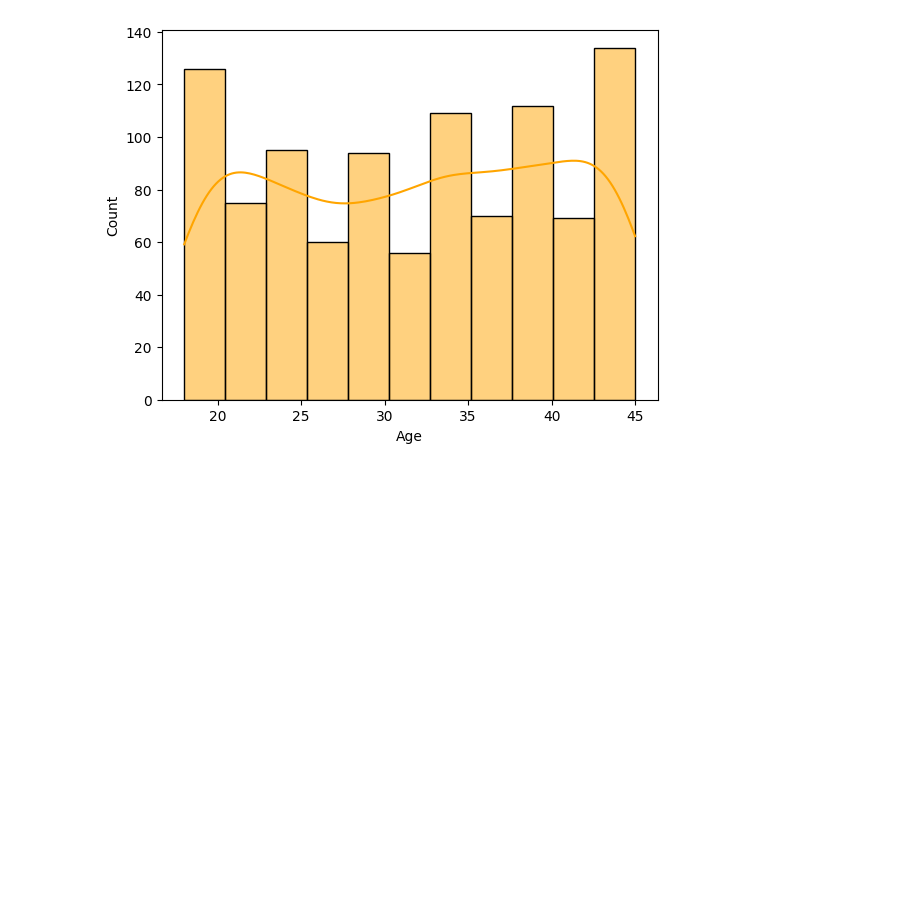
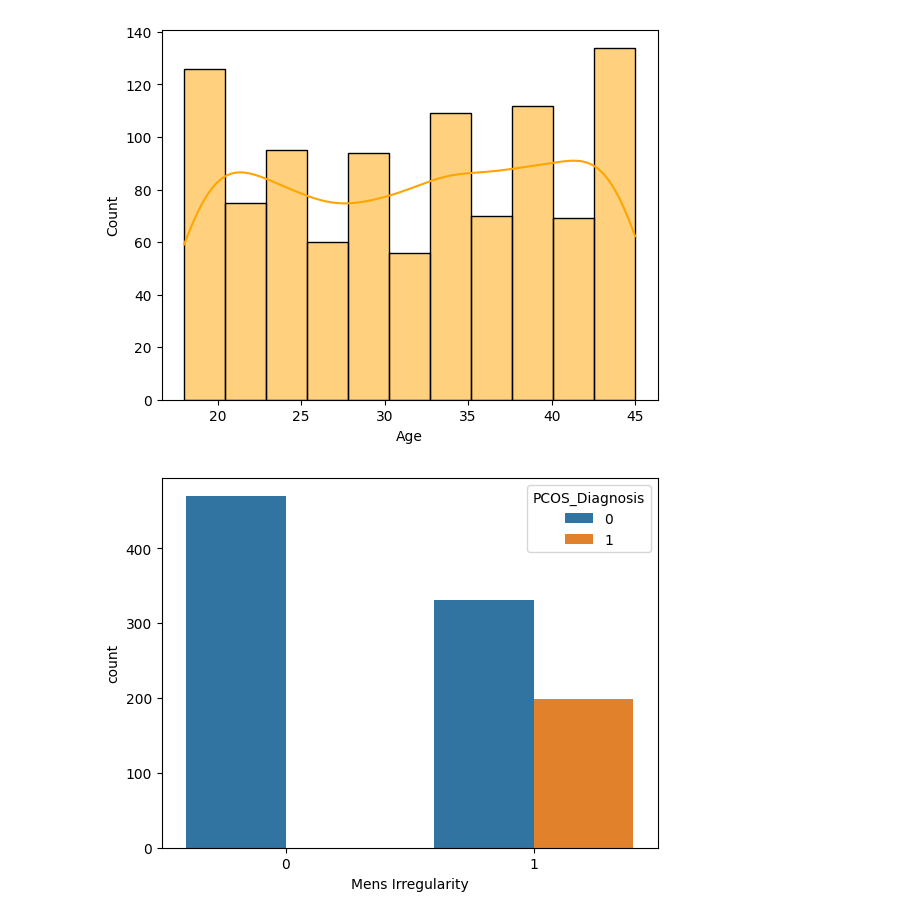
Before and after one commit to Indranil-123/Machine_learning-Projects, a Jupyter notebook: pcos-prediction-ml-dl.ipynb, the cells around one changed output. Drawn from its saved outputs; the diff is of its cells as text; code cells hidden in the pictures; blank space fills up the shorter version.

```diff
--- a/pcos-prediction-ml-dl.ipynb
+++ b/pcos-prediction-ml-dl.ipynb
@@ -82,3 +82,10 @@ sns.histplot(df['Age'],kde=True,color='orange')
 plt.show()
 # %% [output]
 [figure]
+# %%
+#No we need to check how mens irregularity imapct on pCOS
+sns.countplot(x='Menstrual_Irregularity',hue='PCOS_Diagnosis',data=df)
+plt.xlabel('Mens Irregularity')
+plt.show()
+# %% [output]
+[figure, added]
```
Also changed, not shown: parts of 23 cells of this notebook.
